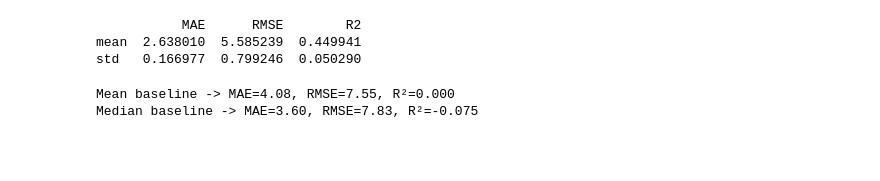
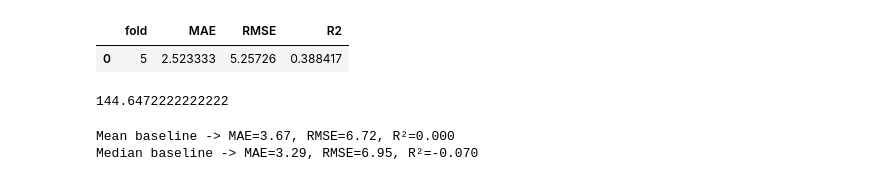
Before and after one commit to amyduguid2/MIMIC_Analysis, a Jupyter notebook: xgboost_rf.ipynb, the cells around one changed output. Cells and saved outputs as stored; diff of their text form; code cells hidden in the pictures; blank space fills up the shorter version.

```diff
--- a/xgboost_rf.ipynb
+++ b/xgboost_rf.ipynb
@@ -501,7 +281,6 @@ id_cols = ["subject_id", "hadm_id"]  # keep but don't use as features
 
 numeric_cols = [
     "age_at_admission", "ed_duration",
-    "admit_hour", "admit_weekday", "admit_month",
     "is_weekend", "is_night_admit",
     "hour_sin", "hour_cos", "dow_sin", "dow_cos", "mon_sin", "mon_cos",
     "admission_index",
@@ -544,53 +323,75 @@ preprocessor = ColumnTransformer(
 # %%
 from sklearn.model_selection import StratifiedGroupKFold
 from xgboost import XGBRegressor
 from sklearn.metrics import mean_absolute_error, mean_squared_error, r2_score
 
 X_los = df[numeric_cols + categorical_cols + sequence_col]
 y_los = df["admission_duration"].astype(float).values
 groups = df["subject_id"].values
 
 # Create stratification bins (quantiles). Tweak n_bins if needed.
 n_bins = 5
 los_bins = pd.qcut(y_los, q=n_bins, labels=False, duplicates="drop")
 
 xgb_reg = XGBRegressor(
     objective="reg:squarederror",
     n_estimators=1500, learning_rate=0.03, max_depth=6,
     subsample=0.9, colsample_bytree=0.9, tree_method="hist", random_state=42
 )
 
 pipe = Pipeline([("prep", preprocessor), ("xgb", xgb_reg)])
 
-sgkf = StratifiedGroupKFold(n_splits=5, shuffle=True, random_state=42)
+# Collapse to patient-level labels
+patient_labels = (
+    df.groupby("subject_id")["hospital_expire_flag"]
+      .max()  # if any admission flagged death, mark as 1
+      .reset_index()
+)
+
+X = patient_labels["subject_id"]
+y = patient_labels["hospital_expire_flag"]
+
+# Stratified split by patient_id and label
+train_ids, test_ids, y_train, y_val = train_test_split(
+    X, y,
+    test_size=0.2,
+    random_state=42,
+    stratify=y  # ensures same proportion of outcome classes
+)
+
+# Assign admissions back to splits
+X_tr = df[df["subject_id"].isin(train_ids)]
+X_va = df[df["subject_id"].isin(test_ids)]
+y_tr = df[df["subject_id"].isin(train_ids)]['admission_duration']
+y_va = df[df["subject_id"].isin(test_ids)]['admission_duration']
 
 rows = []
-for fold, (tr, va) in enumerate(sgkf.split(X_los, los_bins, groups), 1):
-    X_tr, X_va = X_los.iloc[tr], X_los.iloc[va]
-    y_tr, y_va = y_los[tr], y_los[va]
 
-    pipe.fit(X_tr, y_tr)
-    pred = pipe.predict(X_va)
+pipe.fit(X_tr, y_tr)
+pred = pipe.predict(X_va)
 
-    rows.append({
-        "fold": fold,
-        "MAE": mean_absolute_error(y_va, pred),
-        "RMSE": np.sqrt(mean_squared_error(y_va, pred)),
-        "R2": r2_score(y_va, pred),
-    })
+rows.append({
+    "fold": fold,
+    "MAE": mean_absolute_error(y_va, pred),
+    "RMSE": np.sqrt(mean_squared_error(y_va, pred)),
+    "R2": r2_score(y_va, pred),
+})
 
 los_cv = pd.DataFrame(rows)
-print(los_cv.agg({"MAE":["mean","std"], "RMSE":["mean","std"], "R2":["mean","std"]}))
+los_cv
 # %% [output]
-           MAE      RMSE        R2
-mean  2.638010  5.585239  0.449941
-std   0.166977  0.799246  0.050290
+|  | fold | MAE | RMSE | R2 |
+| 0 | 5 | 2.523333 | 5.25726 | 0.388417 |
+# %%
+print(np.max(y_va))
+# %% [output]
+144.6472222222222
 # %%
 import numpy as np
 from sklearn.metrics import mean_absolute_error, mean_squared_error, r2_score
 
 # True values from your dataset
-y_true = y_los
+y_true = y_va
 
 # --- Baseline 1: predict mean LOS ---
 y_pred_mean = np.full_like(y_true, fill_value=y_true.mean(), dtype=float)
@@ -610,5 +411,5 @@ r2_med   = r2_score(y_true, y_pred_median)
 
 print(f"Median baseline -> MAE={mae_med:.2f}, RMSE={rmse_med:.2f}, R²={r2_med:.3f}")
 # %% [output]
-Mean baseline -> MAE=4.08, RMSE=7.55, R²=0.000
-Median baseline -> MAE=3.60, RMSE=7.83, R²=-0.075
+Mean baseline -> MAE=3.67, RMSE=6.72, R²=0.000
+Median baseline -> MAE=3.29, RMSE=6.95, R²=-0.070
```
Also changed, not shown: parts of 14 cells of this notebook, 1 other file.
